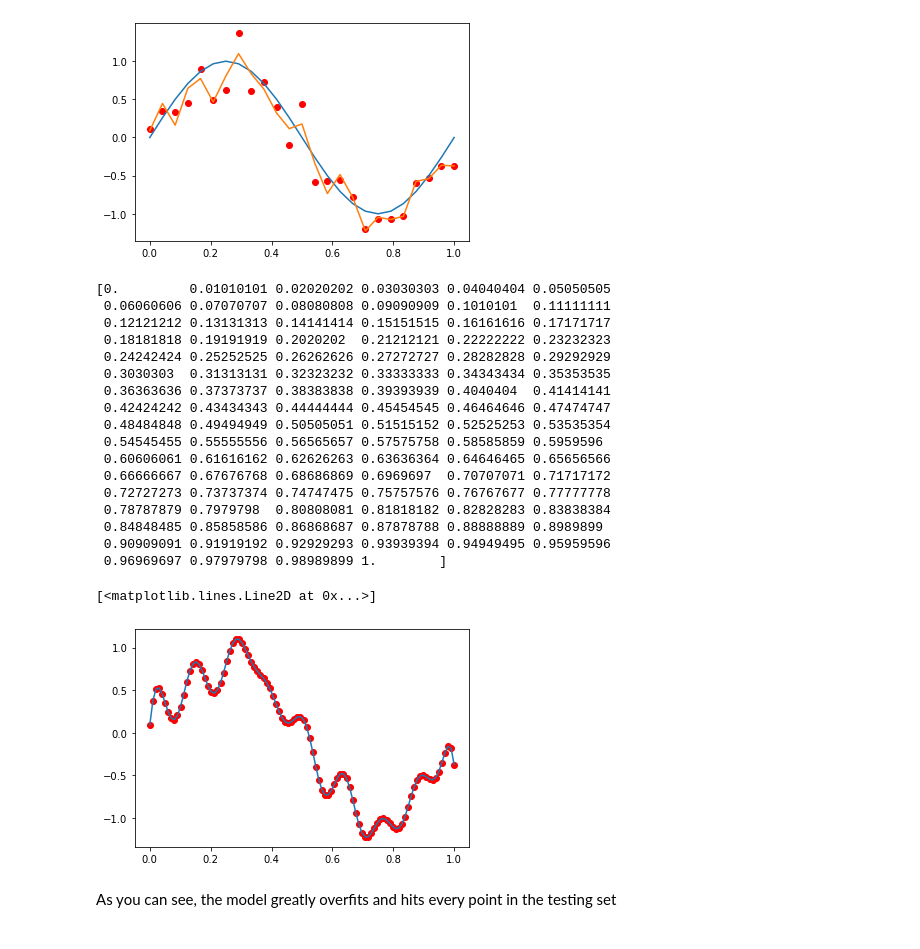
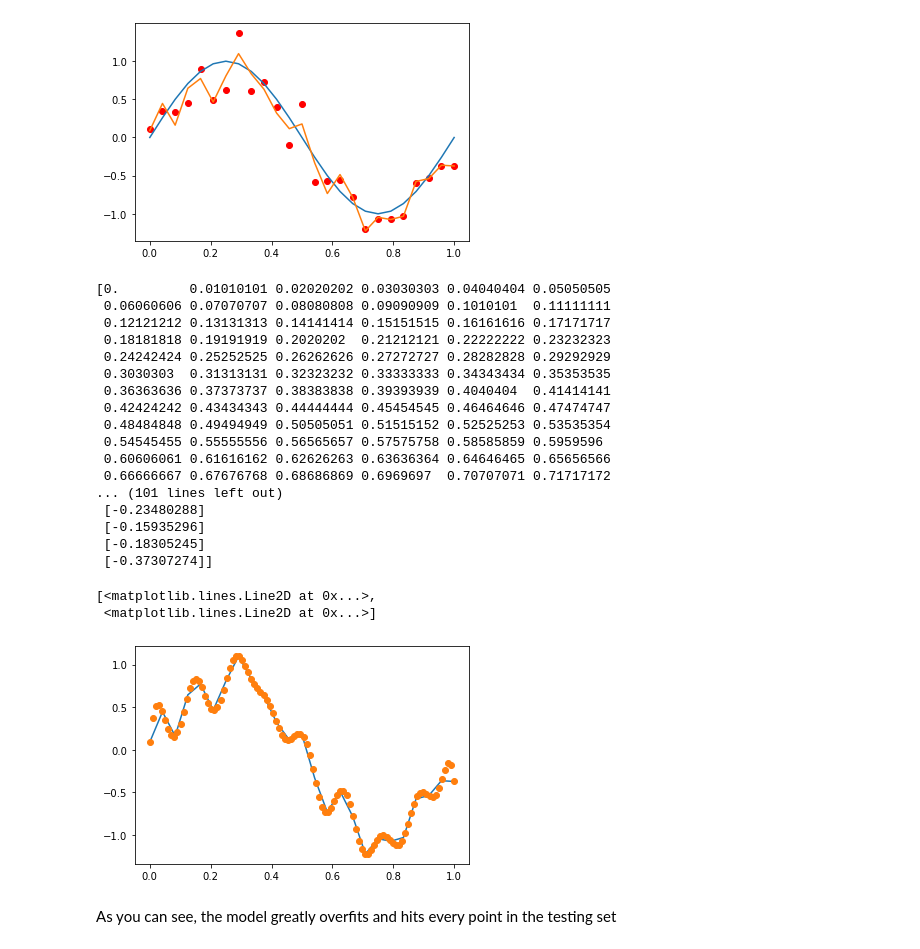
Before and after one commit to graterollin/PRML, a Jupyter notebook: hw3/HW3.ipynb, the cells around one changed output. Cells and saved outputs as stored; diff of their text form; code cells hidden in the pictures.

Commit message:
Improved the quality of the plot

```diff
--- a/hw3/HW3.ipynb
+++ b/hw3/HW3.ipynb
@@ -197,41 +197,45 @@ plt.plot(input_data, learned_model_training)
 # %%
 # Model for the testing set
 testing_set = np.linspace(0,1,100)
+#testing_set = np.random.uniform(low = 0, high = 1, size = (100,))
 print(testing_set)
 
 # TODO: Check if we need these testing centers
 #test_centers = construct_centers(testing_set, M)
 #print(test_centers)
 
 testing_design_matrix_list = compute_design_matrix(centers, testing_set, M)
 
 testing_design_matrix = np.array(testing_design_matrix_list)
 
 learned_model_testing = learned_model(testing_design_matrix, optimal_weights)
 
+print(learned_model_testing)
+
 #plt.plot(testing_set, sine)
-plt.scatter(testing_set, learned_model_testing, color = 'red')
-plt.plot(testing_set, learned_model_testing)
+#plt.scatter(testing_set, learned_model_testing, color = 'red')
+plt.plot(input_data, learned_model_training, testing_set, learned_model_testing, 'o')
 # %% [output]
 [0.         0.01010101 0.02020202 0.03030303 0.04040404 0.05050505
  0.06060606 0.07070707 0.08080808 0.09090909 0.1010101  0.11111111
  0.12121212 0.13131313 0.14141414 0.15151515 0.16161616 0.17171717
  0.18181818 0.19191919 0.2020202  0.21212121 0.22222222 0.23232323
  0.24242424 0.25252525 0.26262626 0.27272727 0.28282828 0.29292929
  0.3030303  0.31313131 0.32323232 0.33333333 0.34343434 0.35353535
  0.36363636 0.37373737 0.38383838 0.39393939 0.4040404  0.41414141
  0.42424242 0.43434343 0.44444444 0.45454545 0.46464646 0.47474747
  0.48484848 0.49494949 0.50505051 0.51515152 0.52525253 0.53535354
  0.54545455 0.55555556 0.56565657 0.57575758 0.58585859 0.5959596
  0.60606061 0.61616162 0.62626263 0.63636364 0.64646465 0.65656566
  0.66666667 0.67676768 0.68686869 0.6969697  0.70707071 0.71717172
- 0.72727273 0.73737374 0.74747475 0.75757576 0.76767677 0.77777778
- 0.78787879 0.7979798  0.80808081 0.81818182 0.82828283 0.83838384
- 0.84848485 0.85858586 0.86868687 0.87878788 0.88888889 0.8989899
- 0.90909091 0.91919192 0.92929293 0.93939394 0.94949495 0.95959596
- 0.96969697 0.97979798 0.98989899 1.        ]
+... (101 lines left out)
+ [-0.23480288]
+ [-0.15935296]
+ [-0.18305245]
+ [-0.37307274]]
-[<matplotlib.lines.Line2D at 0x...>]
+[<matplotlib.lines.Line2D at 0x...>,
+ <matplotlib.lines.Line2D at 0x...>]
-[figure, old version]
+[figure, new version]
 # %% [markdown]
 As you can see, the model greatly overfits and hits every point in the testing set
 # %% [markdown]
```
Also changed, not shown: parts of 1 cell of this notebook.
